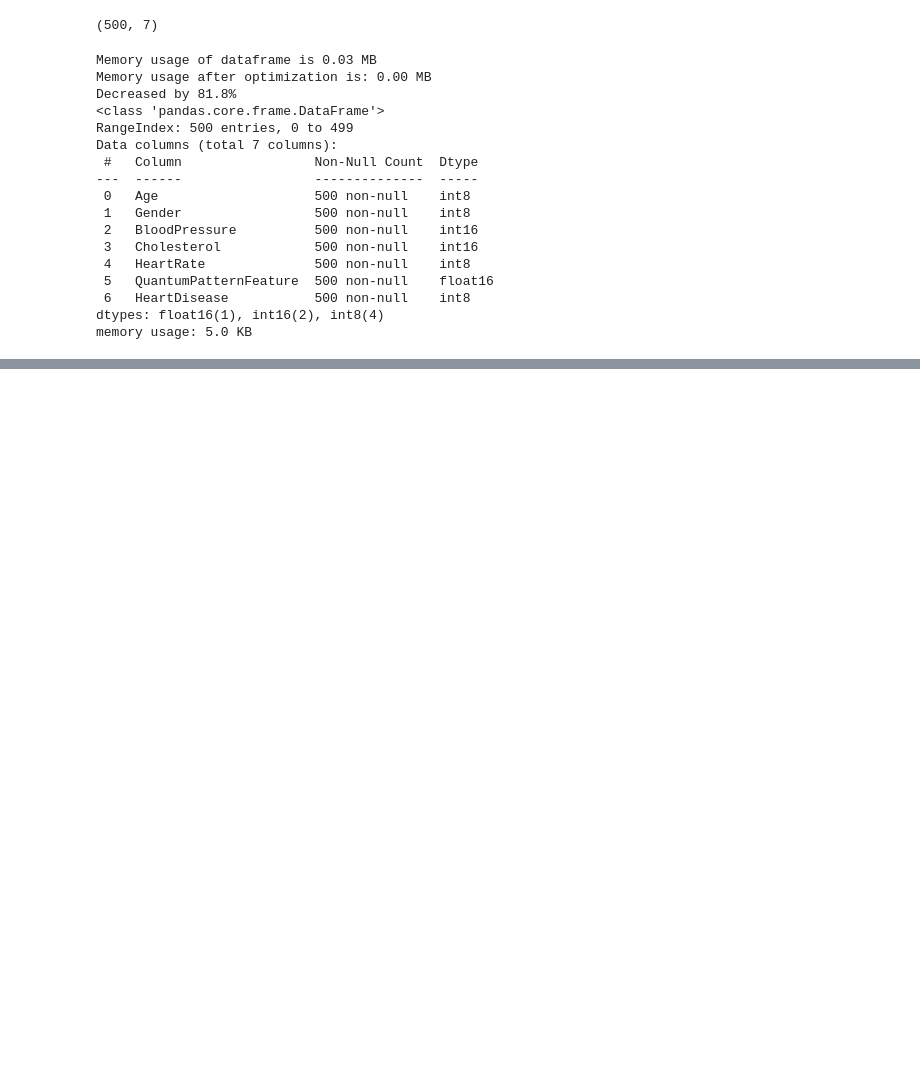
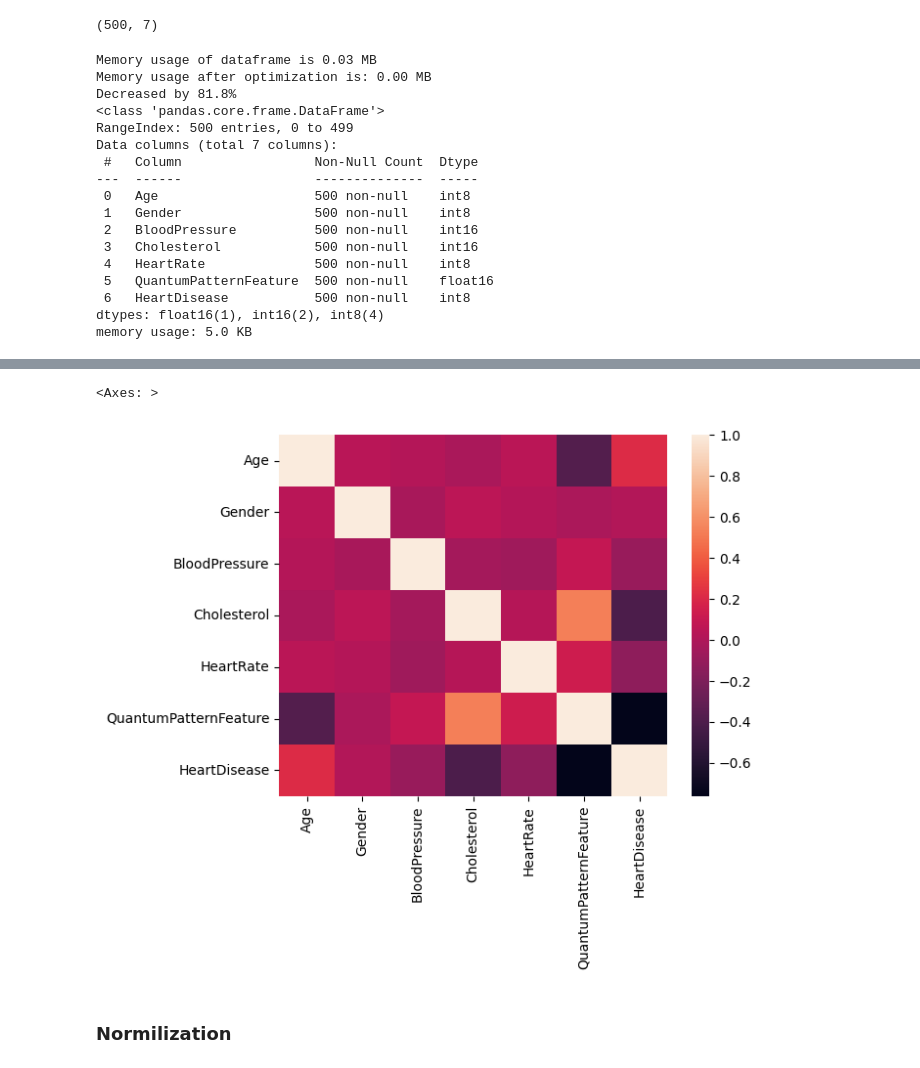
Before and after one commit to N1k1f0rM/mlflow_demo_ml_pipeline, a Jupyter notebook: model/model_pipi.ipynb, the cells around one changed output, grey strips where cells are left out. Saved outputs shown, nothing was run; the diff lists cells and outputs as text; code cells hidden in the pictures; blank space fills up the shorter version.

```diff
--- a/model/model_pipi.ipynb
+++ b/model/model_pipi.ipynb
@@ -106,3 +114,6 @@ Data columns (total 7 columns):
  6   HeartDisease           500 non-null    int8
 dtypes: float16(1), int16(2), int8(4)
 memory usage: 5.0 KB
+# %%
+train_df = df_reduced[:350]
+test_df = df_reduced[351:]
@@ -108,0 +217,9 @@ memory usage: 5.0 KB
+# %%
+corr = train_df.corr()
+# %%
+sns.heatmap(corr)
+# %% [output]
+<Axes: >
+[figure, added]
+# %% [markdown]
+### Normilization
```
Also changed, not shown: parts of 26 cells of this notebook, 1 other file.
